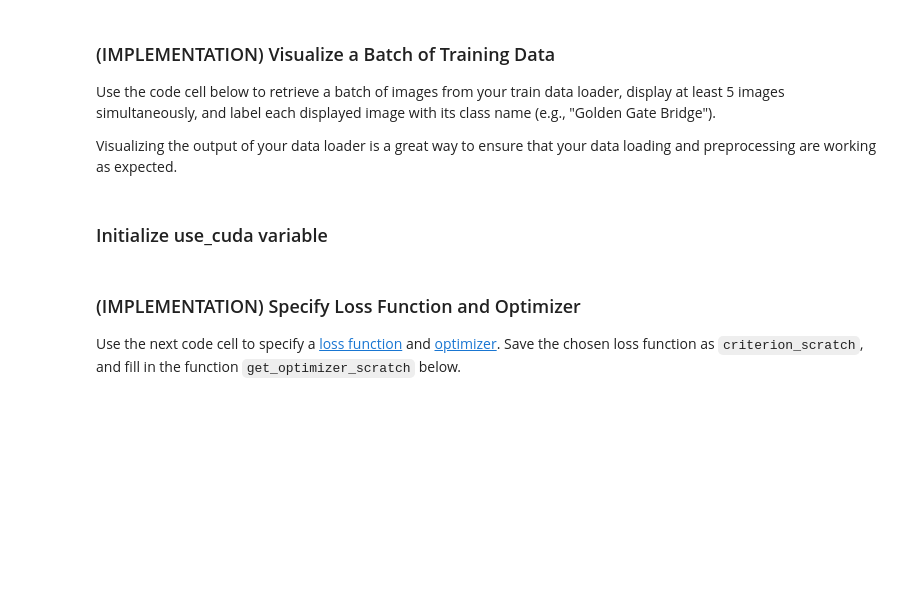
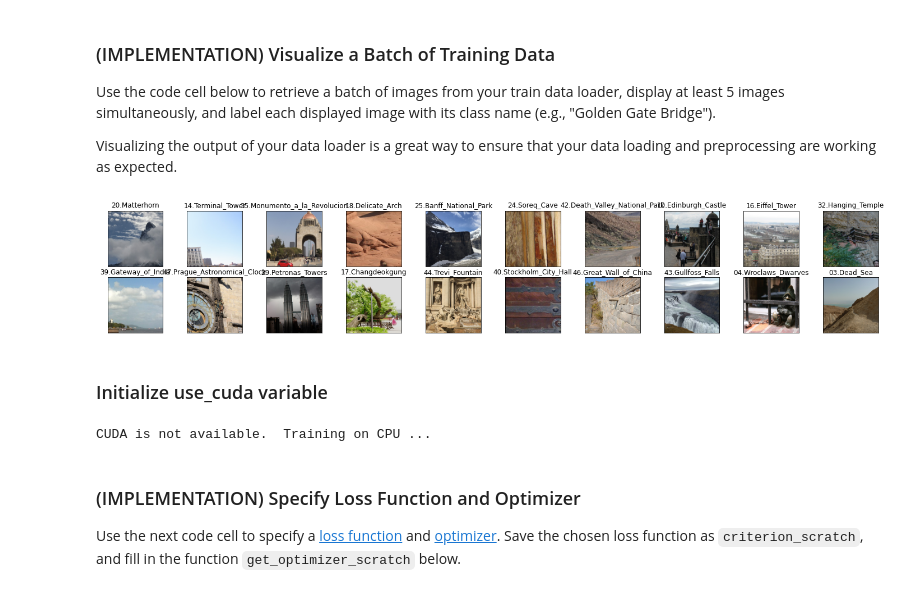
Before and after one commit to hopezh/nd101-c2-landmarks-starter, a Jupyter notebook: landmark_project/landmark.ipynb, the cells around one changed output. Cells and saved outputs as stored; diff of their text form; code cells hidden in the pictures; blank space fills up the shorter version.

Commit message:
print example images

```diff
--- a/landmark_project/landmark.ipynb
+++ b/landmark_project/landmark.ipynb
@@ -110,6 +110,7 @@ test_dir  = os.path.join(data_dir, 'test/')
 
 # define data transforms
 data_transform = transforms.Compose([
+    transforms.RandomResizedCrop(600),
     transforms.ToTensor()
 ])
 
@@ -160,3 +162,21 @@ max image height: 800
+# %%
+# define dataloader
+batch_size = 20
+num_workers = 0
+
+train_loader = torch.utils.data.DataLoader(
+    train_data,
+    batch_size  = batch_size,
+    num_workers = num_workers,
+    shuffle     = True,
+)
+
+test_loader = torch.utils.data.DataLoader(
+    test_data,
+    batch_size  = batch_size,
+    num_workers = num_workers,
+    shuffle     = True,
+)
 # %% [markdown]
 **Question 1:** Describe your chosen procedure for preprocessing the data.
 - How does your code resize the images (by cropping, stretching, etc)?  What size did you pick for the input tensor, and why?
@@ -172,16 +195,48 @@ Visualizing the output of your data loader is a great way to ensure that your da
 # %%
 import matplotlib.pyplot as plt
 %matplotlib inline
 
 ## TODO: visualize a batch of the train data loader
 
 ## the class names can be accessed at the `classes` attribute
 ## of your dataset object (e.g., `train_dataset.classes`)
+
+classes = train_data.classes
+# print(train_class_name)
+
+# viz same images from a batch
+# get one batch of train images
+dataiter = iter(train_loader)
+images, labels = dataiter.next()
+images = images.numpy() # convert image tensor to numpy array
+
+# plot images with label
+num_img = 20
+fig = plt.figure(figsize=(25, 4))
+for idx in np.arange(num_img):
+    ax = fig.add_subplot(
+        2,
+        num_img/2,
+        idx+1,
+        xticks=[],
+        yticks=[],
+    )
+    plt.imshow(np.transpose(images[idx], (1, 2, 0)))
+    ax.set_title(classes[labels[idx]])
+# %% [output]
+[figure, added]
 # %% [markdown]
 ### Initialize use_cuda variable
 # %%
 # useful variable that tells us whether we should use the GPU
 use_cuda = torch.cuda.is_available()
+
+if not use_cuda:
+    print('CUDA is not available.  Training on CPU ...')
+else:
+    print('CUDA is available!  Training on GPU ...')
+# %% [output]
+CUDA is not available.  Training on CPU ...
 # %% [markdown]
 ### (IMPLEMENTATION) Specify Loss Function and Optimizer
 
```
Also changed, not shown: parts of 5 cells of this notebook.
